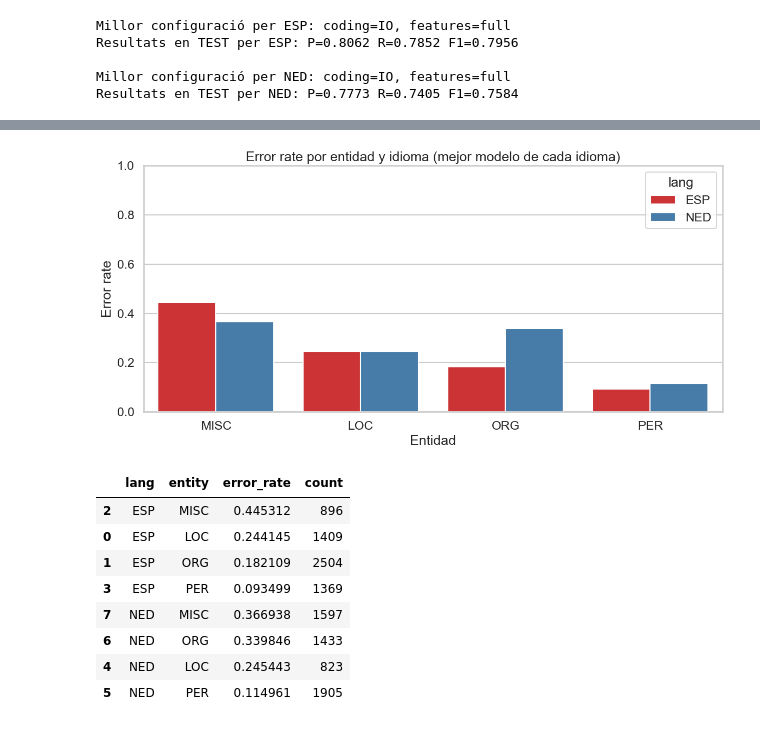
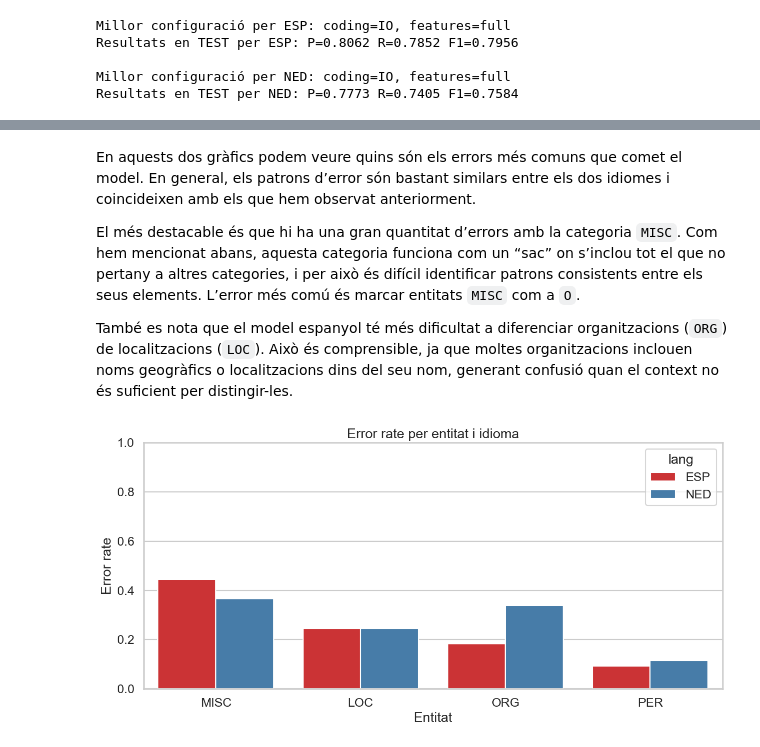
Before and after one commit to maxerrmax/Practica3_PLH, a Jupyter notebook: codi.ipynb, the cells around one changed output, grey strips where cells are left out. Cells and saved outputs as stored; diff of their text form; code cells hidden in the pictures.

```diff
--- a/codi.ipynb
+++ b/codi.ipynb
@@ -583,20 +653,3 @@ Comparació VAL vs TEST:
    val_recall  test_recall
 0    0.758425     0.785206
 1    0.734249     0.740535
-# %%
-from collections import Counter
-
-def get_confusions(model, data):
-    confusions = Counter()
-
-    for sent in data:
-        tokens = [w for w, t in sent]
-        true_tags = [t for w, t in sent]
-        pred_tags = model.tag(tokens)
-        pred_tags = [t for w, t in pred_tags]
-
-        for t_true, t_pred in zip(true_tags, pred_tags):
-            if t_true != t_pred:
-                confusions[(t_true, t_pred)] += 1
-
-    return confusions
@@ -845,41 +890,50 @@ Passing `palette` without assigning `hue` is deprecated and will be removed in v
+# %% [markdown]
+En aquests dos gràfics podem veure quins són els errors més comuns que comet el model. En general, els patrons d’error són bastant similars entre els dos idiomes i coincideixen amb els que hem observat anteriorment.
+
+El més destacable és que hi ha una gran quantitat d’errors amb la categoria `MISC`. Com hem mencionat abans, aquesta categoria funciona com un “sac” on s’inclou tot el que no pertany a altres categories, i per això és difícil identificar patrons consistents entre els seus elements. L’error més comú és marcar entitats `MISC` com a `O`.
+
+També es nota que el model espanyol té més dificultat a diferenciar organitzacions (`ORG`) de localitzacions (`LOC`). Això és comprensible, ja que moltes organitzacions inclouen noms geogràfics o localitzacions dins del seu nom, generant confusió quan el context no és suficient per distingir-les.
 # %%
-# 4) Error rate por tipo de entidad (sin prefijo B/I/E/W), comparando idiomas
 entity_rows = []
 
 for lang in ['ESP', 'NED']:
-    model_lang, test_lang, _, _ = load_best_model_for_lang(lang)
-    errors_lang, totals_lang = entity_level_errors(model_lang, test_lang)
+    best = df[df['lang'] == lang].sort_values('f1', ascending=False).iloc[0]
+    coding = best['coding']
+    feat_name = best['features']
+    feat_func = dict(feature_configs)[feat_name]
+
+    if lang not in loaded_models:
+        model_path = os.path.join(models_dir, f"crf_{coding}_{feat_name}_{lang}.mdl")
+        model = nltk.tag.CRFTagger(feature_func=feat_func)
+        model.set_model_file(model_path)
+        loaded_models[lang] = model
+    else:
+        model = loaded_models[lang]
+
+    test_data = convert_coding(esp_test_net if lang == 'ESP' else ned_test_net, coding)
+
+    errors_lang, totals_lang = entity_level_errors(model, test_data)
 
     for ent, total in totals_lang.items():
         if ent == 'O' or total == 0:
             continue
         entity_rows.append({
             'lang': lang,
             'entity': ent,
             'error_rate': errors_lang[ent] / total,
             'count': total
         })
 
+# DataFrame i gràfic
 entity_df = pd.DataFrame(entity_rows).sort_values(['lang', 'error_rate'], ascending=[True, False])
 
 plt.figure(figsize=(12, 6))
 sns.barplot(data=entity_df, x='entity', y='error_rate', hue='lang', palette='Set1')
-plt.title('Error rate por entidad y idioma (mejor modelo de cada idioma)')
-plt.xlabel('Entidad')
+plt.title('Error rate per entitat i idioma')
+plt.xlabel('Entitat')
 plt.ylabel('Error rate')
 plt.ylim(0, 1)
 plt.tight_layout()
 plt.show()
-
-entity_df
 # %% [output]
-[figure, old version]
+[figure, new version]
-|  | lang | entity | error_rate | count |
-| 2 | ESP | MISC | 0.445312 | 896 |
-| 0 | ESP | LOC | 0.244145 | 1409 |
-| 1 | ESP | ORG | 0.182109 | 2504 |
-| 3 | ESP | PER | 0.093499 | 1369 |
-| 7 | NED | MISC | 0.366938 | 1597 |
-| 6 | NED | ORG | 0.339846 | 1433 |
-| 4 | NED | LOC | 0.245443 | 823 |
-| 5 | NED | PER | 0.114961 | 1905 |
```
Also changed, not shown: parts of 34 cells of this notebook.
